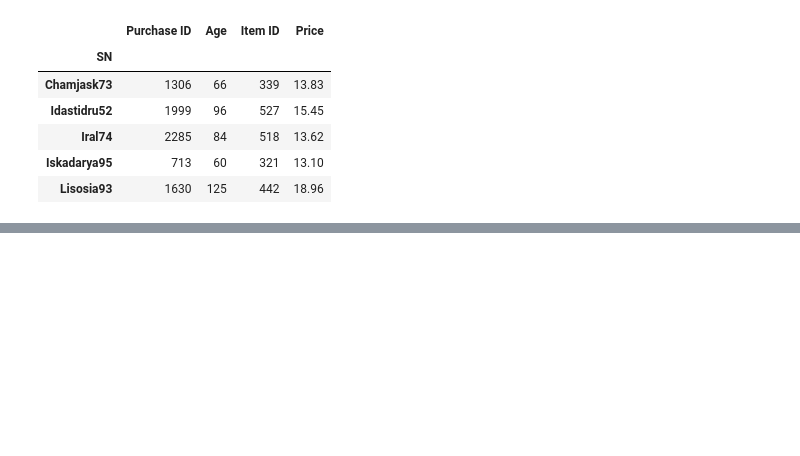
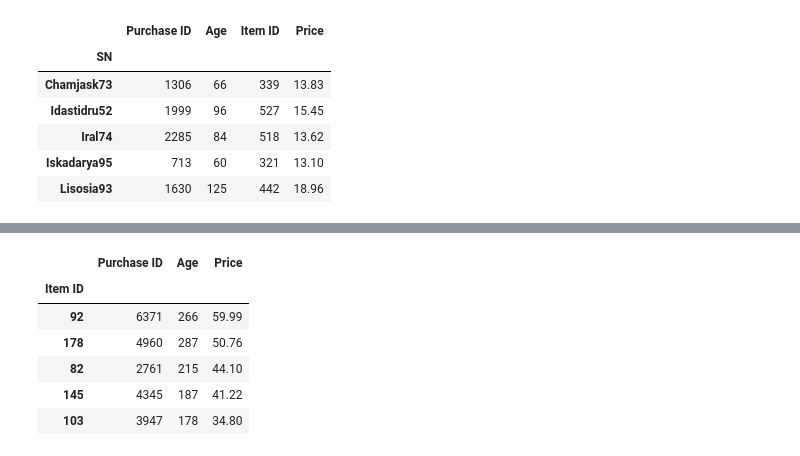
Before and after one commit to papadiscobravo/pandas-challenge, a Jupyter notebook: HerosOfPymoli/HeroesOfPymoli.ipynb, the cells around one changed output, grey strips where cells are left out. Saved outputs shown, nothing was run; the diff lists cells and outputs as text; code cells hidden in the pictures; blank space fills up the shorter version.

```diff
--- a/HerosOfPymoli/HeroesOfPymoli.ipynb
+++ b/HerosOfPymoli/HeroesOfPymoli.ipynb
@@ -354,12 +409,26 @@ topSNs_df = pd.DataFrame(data=topSNs)
 # %%
 # 8 most profitable items
 #    a. identify the five most profitable items by total purchase value
 #    b. and list in a table:
 #         i. item ID
 #        ii. item name
 #       iii. purchase count
 #        iv. item price
 #         v. total purchase value
+
+itemsTop_df = itemsSales_df.sort_values(by="Price", ascending=False)
+itemsTop_df = itemsTop_df.head()
+itemsTop_df
+
+# strike Purchase ID and Age and add name
+# %% [output]
+|  | Purchase ID | Age | Price |
+| Item ID |  |  |  |
+| 92 | 6371 | 266 | 59.99 |
+| 178 | 4960 | 287 | 50.76 |
+| 82 | 2761 | 215 | 44.10 |
+| 145 | 4345 | 187 | 41.22 |
+| 103 | 3947 | 178 | 34.80 |
 # %%
 # Thank you for examining this homework assignment (nunber 4: Pandas challenge)
 # in the U of Minnesota Data Analytics and Visualization Boot Camp, Winter 2021.
```
Also changed, not shown: parts of 4 cells of this notebook, 1 other file.
